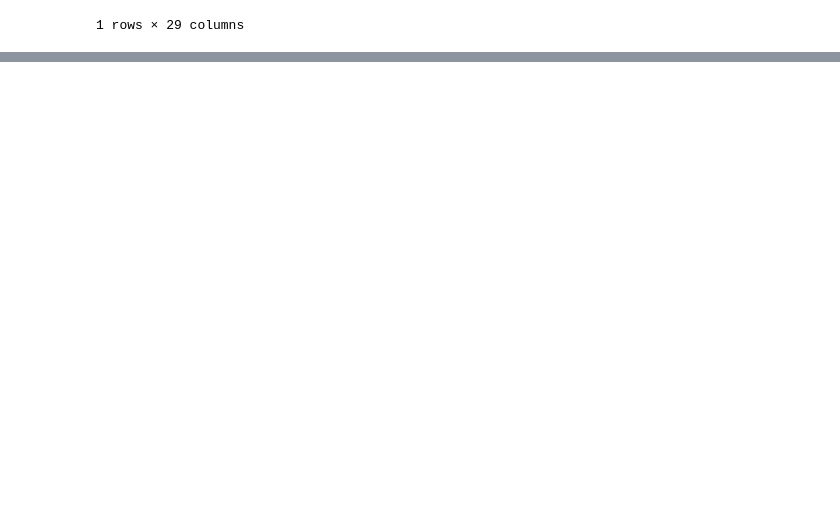
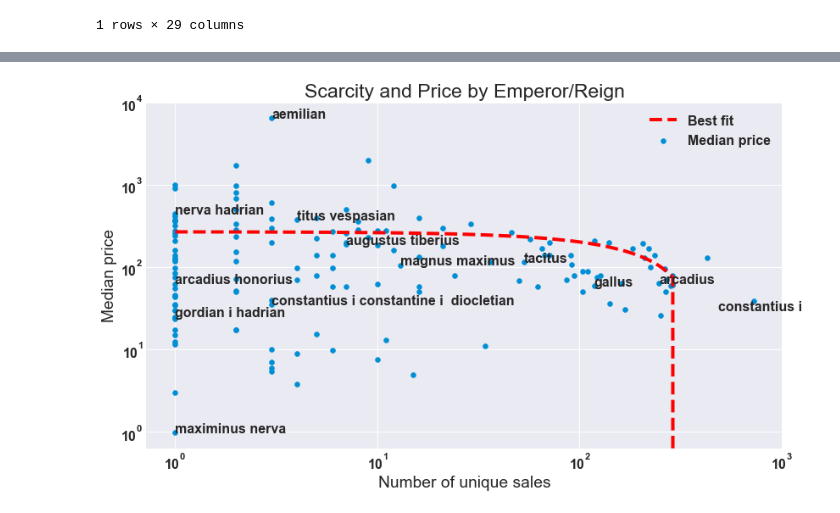
Before and after one commit to slevin886/Roman_Coin_Pricing, a Jupyter notebook: Roman_Coin_EDA .ipynb, the cells around one changed output, grey strips where cells are left out. Drawn from its saved outputs; the diff is of its cells as text; code cells hidden in the pictures; blank space fills up the shorter version.

```diff
--- a/Roman_Coin_EDA .ipynb
+++ b/Roman_Coin_EDA .ipynb
@@ -240,0 +320,45 @@ df[df['emperor_in_title'].isnull()].loc[30]['title']
+# %%
+#Preparing data to examine price/availability by emperor/reign/time period
+
+emperor_graph = df.groupby('emperor_in_title', as_index=False).agg({
+    'current_price':['median','max','min'],
+    'autoPay': 'count'}).sort_values([('autoPay', 'count')]).reset_index(drop=True)
+
+emperor_graph.columns = emperor_graph.columns.droplevel()
+emperor_graph.columns = ['Emperor', 'Median price', 'Max price', 'Min price', 'Unique sales']
+
+
+emperor_graph.loc[emperor_graph['Median price'] > 2000]
+# %%
+#dropping Nero Galba (1 sale, $22,500), carus marcus aurelius (1 sale, $4000)
+#dropping lots and unknown values
+emperor_graph = emperor_graph.drop(list(emperor_graph[emperor_graph['Emperor'].isin([
+    'LOT','unknown', 'nero galba', 'carus marcus aurelius'])].index), axis=0)
+# %%
+fig, ax = plt.subplots(figsize=(12, 7))
+ax.scatter(emperor_graph['Unique sales'], emperor_graph['Median price'])
+plt.semilogy()
+plt.semilogx()
+
+for index, row in emperor_graph.iterrows():
+    prices = []
+    if index % 14 == 0:
+        if row['Emperor'] != 'marcus aurelius hadrian':
+            ax.annotate(row['Emperor'], (row['Unique sales'], row['Median price']))
+
+#manually entered, reconfigure to make robust for new data
+ax.annotate('maximinus nerva', (1, 0.99))
+ax.annotate('aemilian', (3, 6500))
+ax.annotate('constantius i', (485, 30.11))
+
+ax.plot(np.unique(emperor_graph['Unique sales']),
+         np.poly1d(np.polyfit(emperor_graph['Unique sales'],
+                              emperor_graph['Median price'], 1))
+                 (np.unique(emperor_graph['Unique sales'])), c='r', linestyle='dashed', label='Best fit')
+plt.ylabel('Median price')
+plt.xlabel('Number of unique sales')
+plt.title('Scarcity and Price by Emperor/Reign')
+plt.legend()
+plt.show()
+# %% [output]
+[figure, added]
```
Also changed, not shown: parts of 28 cells of this notebook.
